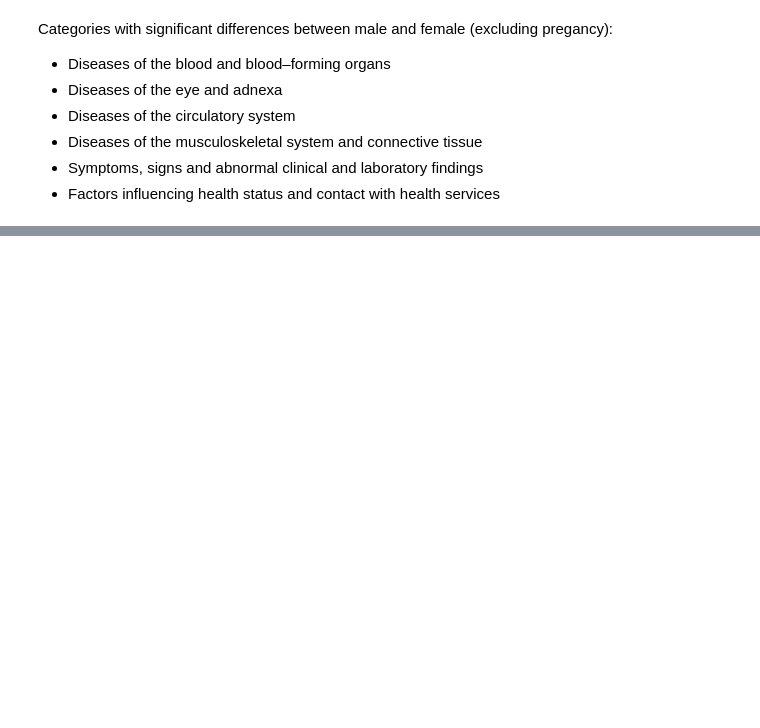
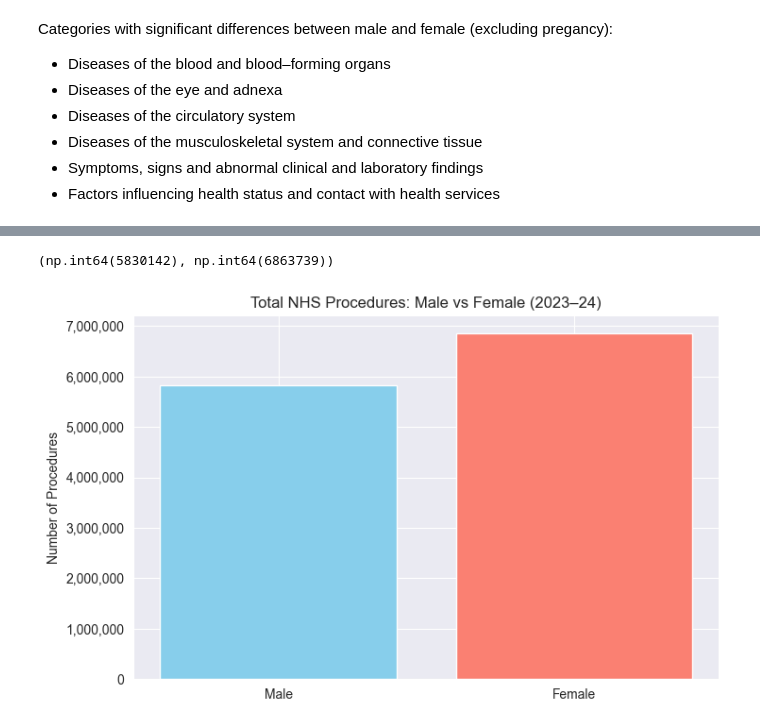
Before and after one commit to maymay238xx/Data-Science-Research-Project---Cisgender-and-Healthcare, a Jupyter notebook: notebooks/02-analysis-visualisation-notebook.ipynb, the cells around one changed output, grey strips where cells are left out. Drawn from its saved outputs; the diff is of its cells as text; code cells hidden in the pictures; blank space fills up the shorter version.

Commit message:
Added procedures visualisation and combined patient activity into notebook, added colour coding

```diff
--- a/notebooks/02-analysis-visualisation-notebook.ipynb
+++ b/notebooks/02-analysis-visualisation-notebook.ipynb
@@ -644,0 +656,3 @@ Preventative measures in these areas could help address the balance of healthcar
+# %%
+analysis_df = pd.read_csv("../data/clean/cleaned_procedures_analysis.csv")
+analysis_df.head()
@@ -644,0 +666,19 @@ Preventative measures in these areas could help address the balance of healthcar
+# %%
+total_male = analysis_df['male_fce'].sum()
+total_female = analysis_df['female_fce'].sum()
+
+total_male, total_female
+# %% [output]
+(np.int64(5830142), np.int64(6863739))
+# %%
+plt.figure(figsize=(8,5))
+plt.bar(['Male', 'Female'], [total_male, total_female], color=["skyblue", "salmon"])
+plt.title('Total NHS Procedures: Male vs Female (2023–24)')
+plt.ylabel('Number of Procedures')
+
+# Show full numbers instead of 1e6
+plt.gca().yaxis.set_major_formatter(mtick.StrMethodFormatter('{x:,.0f}'))
+
+plt.show()
+# %% [output]
+[figure, added]
```
Also changed, not shown: parts of 46 cells of this notebook.
